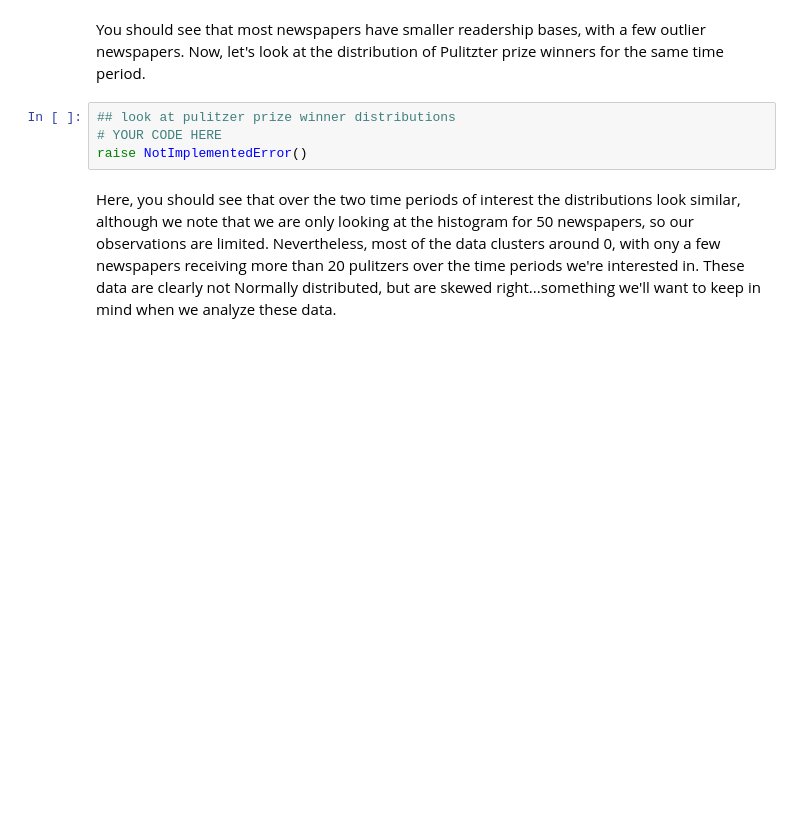
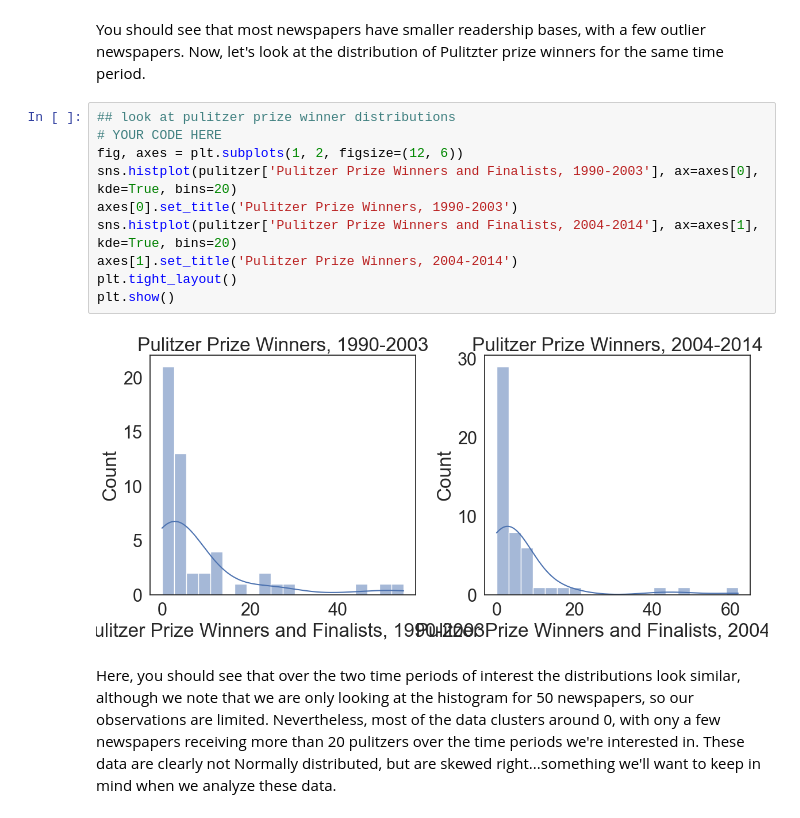
Before and after one commit to ashesh8500/cogs108hw, a Jupyter notebook: D6_COGS108_WI24/D6_casestudy_inference.ipynb, the cells around one changed output. Saved outputs shown, nothing was run; the diff lists cells and outputs as text; blank space fills up the shorter version.

```diff
--- a/D6_COGS108_WI24/D6_casestudy_inference.ipynb
+++ b/D6_COGS108_WI24/D6_casestudy_inference.ipynb
@@ -134,9 +146,17 @@ NotImplementedError:
 # %% [markdown]
 You should see that most newspapers have smaller readership bases, with a few outlier newspapers. Now, let's look at the distribution of Pulitzter prize winners for the same time period.
-# %%
-## look at pulitzer prize winner distributions
-# YOUR CODE HERE
-raise NotImplementedError()
+# %%
+## look at pulitzer prize winner distributions
+# YOUR CODE HERE
+fig, axes = plt.subplots(1, 2, figsize=(12, 6))
+sns.histplot(pulitzer['Pulitzer Prize Winners and Finalists, 1990-2003'], ax=axes[0], kde=True, bins=20)
+axes[0].set_title('Pulitzer Prize Winners, 1990-2003')
+sns.histplot(pulitzer['Pulitzer Prize Winners and Finalists, 2004-2014'], ax=axes[1], kde=True, bins=20)
+axes[1].set_title('Pulitzer Prize Winners, 2004-2014')
+plt.tight_layout()
+plt.show()
+# %% [output]
+[figure, added]
 # %% [markdown]
 Here, you should see that over the two time periods of interest the distributions look similar, although we note that we are only looking at the histogram for 50 newspapers, so our observations are limited. Nevertheless, most of the data clusters around 0, with ony a few newspapers receiving more than 20 pulitzers over the time periods we're interested in. These data are clearly not Normally distributed, but are skewed right...something we'll want to keep in mind when we analyze these data.
 # %%
```
Also changed, not shown: parts of 19 cells of this notebook.
